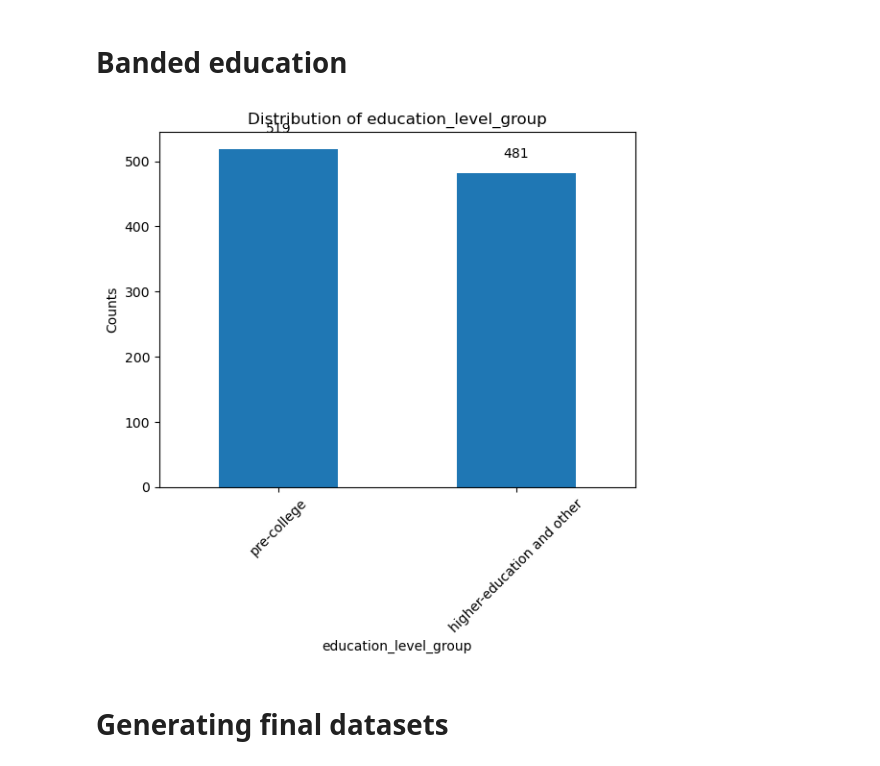
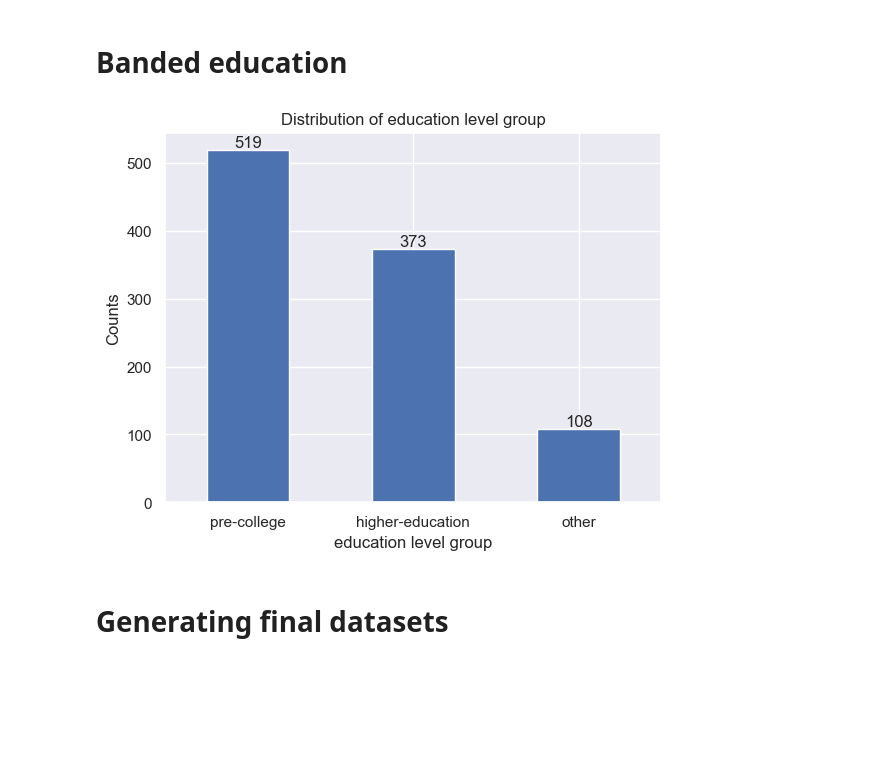
Before and after one commit to KHsuan/CDM_data_anonymisation, a Jupyter notebook: actual_final.ipynb, the cells around one changed output. Drawn from its saved outputs; the diff is of its cells as text; code cells hidden in the pictures; blank space fills up the shorter version.

```diff
--- a/actual_final.ipynb
+++ b/actual_final.ipynb
@@ -118,17 +118,20 @@ def country_to_continent(country_name):
 
 # Applying the function to map the country to continent
 data['continent_of_birth'] = data['country_of_birth'].apply(country_to_continent)
+data['continent_of_birth'].replace('North America', 'America', inplace = True)
+data['continent_of_birth'].replace('South America', 'America', inplace = True)
+data['continent_of_birth'].replace('Antarctica', 'Oceania', inplace = True)
 
 # # # Grouping Americas together and antarctica to oceania
-data['continent_of_birth'].replace('Europe', 'A', inplace = True) # 228
-data['continent_of_birth'].replace('North America', 'A', inplace = True) # 147
-data['continent_of_birth'].replace('Asia', 'B', inplace = True) # 206
-data['continent_of_birth'].replace('Oceania', 'B', inplace = True) # 117
-data['continent_of_birth'].replace('South America', 'A', inplace = True) # 66
-data['continent_of_birth'].replace('Africa', 'B', inplace = True) # 225
-data['continent_of_birth'].replace('Antarctica', 'B', inplace = True) # 11
+# data['continent_of_birth'].replace('Europe', 'A', inplace = True) # 228
+# data['continent_of_birth'].replace('North America', 'A', inplace = True) # 147
+# data['continent_of_birth'].replace('Asia', 'B', inplace = True) # 206
+# data['continent_of_birth'].replace('Oceania', 'B', inplace = True) # 117
+# data['continent_of_birth'].replace('South America', 'A', inplace = True) # 66
+# data['continent_of_birth'].replace('Africa', 'B', inplace = True) # 225
+# data['continent_of_birth'].replace('Antarctica', 'B', inplace = True) # 11
 
-continent_labels = ["Europe & North America & Asia & Oceania", "South America & Africa & Antarctica"]
+# continent_labels = ["Europe & North America & Asia & Oceania", "South America & Africa & Antarctica"]
 
 plot_column_counts_with_annotations(data, "continent_of_birth")
 # %% [output]
@@ -184,16 +184,0 @@ plot_column_counts_with_annotations(data, 'Grouped_Region')
-# %%
-# Function to calculate BMI
-def calculate_bmi(weight, height):
-    return weight / (height ** 2)
-
-# Calculate BMI for each row in the dataframe
-data['bmi'] = data.apply(lambda row: calculate_bmi(row['weight'], row['height']), axis=1)
-
-# Define BMI categories and their corresponding ranges
-bmi_bins = [0, 18.5, 24.9, 29.9, float('inf')]
-bmi_labels = ['Underweight (<18.5)', 'Normal (18.5-24.9)', 'Overweight (25.0-29.9)', 'Obesity (≥30.0)']
-
-# Banding BMI into specified ranges
-data['bmi_category'] = pd.cut(data['bmi'], bins=bmi_bins, labels=bmi_labels, right=False)
-
-plot_column_counts_with_annotations(data, 'bmi_category')
@@ -204,19 +187,19 @@ plot_column_counts_with_annotations(data, 'bmi_category')
 # %%
 # Grouping Education level together
 education_replacements = {
     'primary': 'pre-college',
     'secondary': 'pre-college',
-    'bachelor': 'higher-education and other',
-    'masters': 'higher-education and other',
-    'phD': 'higher-education and other',
-    'other': 'higher-education and other'
+    'bachelor': 'higher-education',
+    'masters': 'higher-education',
+    'phD': 'higher-education',
+    'other': 'other'
 }
 
 data['education_level_group'] = data['education_level'].map(education_replacements)
 
 plot_column_counts_with_annotations(data, 'education_level_group')
 # %% [output]
-[figure, old version]
+[figure, new version]
 # %% [markdown]
 # Generating final datasets
 # %%
```
Also changed, not shown: parts of 28 cells of this notebook, 2 other files.
